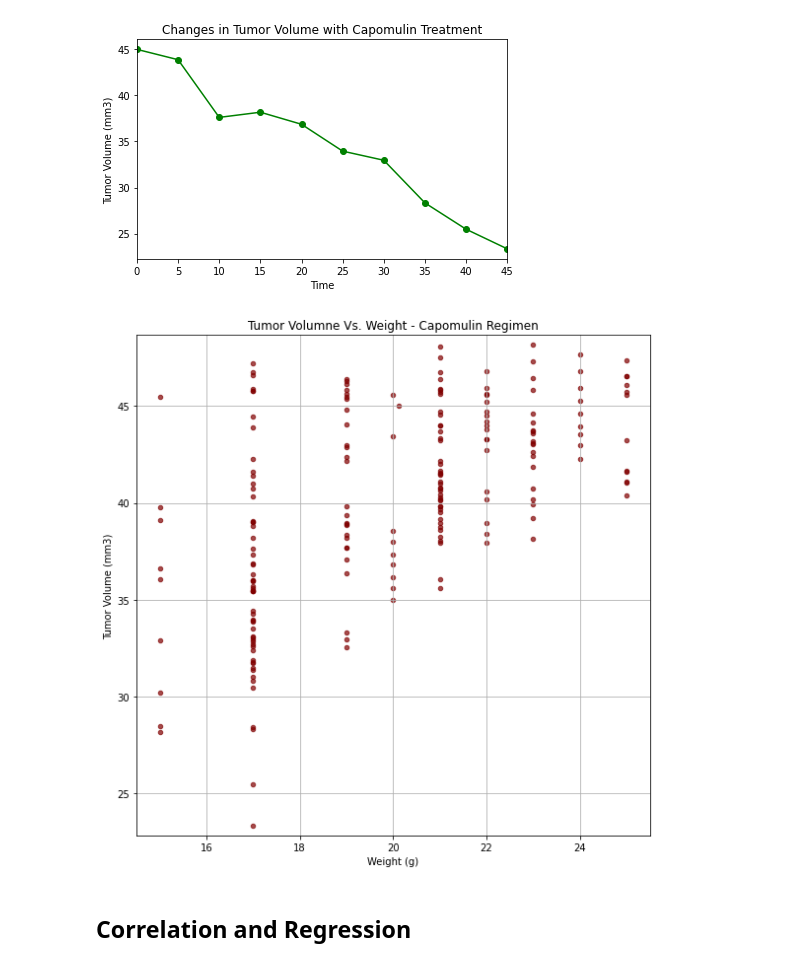
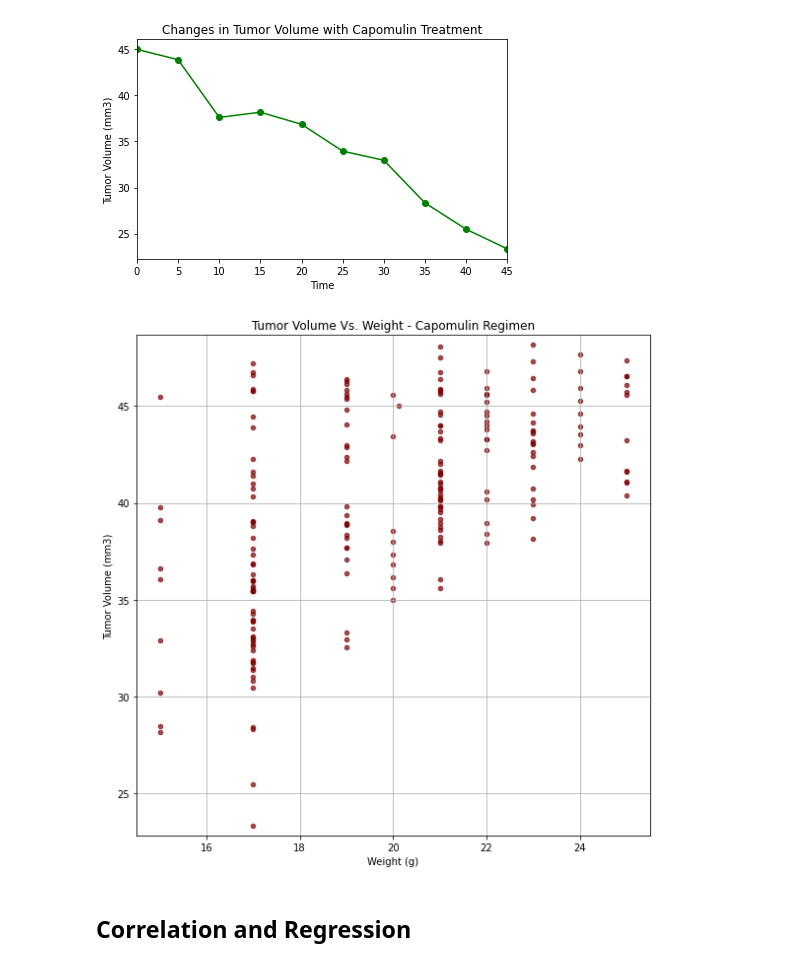
Before and after one commit to bminhas01/matplotlib-challenge, a Jupyter notebook: pymaceuticals_starter.ipynb, the cells around one changed output. Cells and saved outputs as stored; diff of their text form; code cells hidden in the pictures.

Commit message:
code cleaned

```diff
--- a/pymaceuticals_starter.ipynb
+++ b/pymaceuticals_starter.ipynb
@@ -244,7 +294,8 @@ plt.show()
 ## Line and Scatter Plots
 # %%
 # Create DataFrame for information about mice reated with Capomulin
-filtered_capomulin_df = clean_source_df[clean_source_df['Drug Regimen']== "Capomulin"][['Mouse ID', "Weight (g)",'Timepoint','Tumor Volume (mm3)']]
+filtered_capomulin_df = clean_source_df[clean_source_df['Drug Regimen']== "Capomulin"][['Mouse ID', "Weight (g)",
+                                                                                        'Timepoint','Tumor Volume (mm3)']]
 filtered_capomulin_df.reset_index(drop=True, inplace=True)
 
 # Select one Mouse ID and create DataFrame with related informaton
@@ -273,17 +324,17 @@ mean_vol_df.reset_index(inplace=True)
 # %%
 # Generate a scatter plot of average tumor volume vs. mouse weight for the Capomulin regimen
 mean_vol_df.plot(kind="scatter", x="Weight (g)", y="Tumor Volume (mm3)", grid=True, figsize=(8,8),
-              title="Tumor Volumne Vs. Weight - Capomulin Regimen", color = 'maroon', alpha=0.70)
+              title="Tumor Volume Vs. Weight - Capomulin Regimen", color = 'maroon', alpha=0.70)
 
 # Set y-axis limits
 plt.ylim(min(mean_vol_df['Tumor Volume (mm3)']) - 0.5, max(mean_vol_df['Tumor Volume (mm3)']) + 0.5)
 
 # Save and display graph
 plt.tight_layout()
 plt.savefig("Analysis/ScatterPyplot.png")
 plt.show()
 # %% [output]
-[figure, old version]
+[figure, new version]
 # %% [markdown]
 ## Correlation and Regression
 # %%
```
Also changed, not shown: parts of 7 cells of this notebook, 2 other files.
